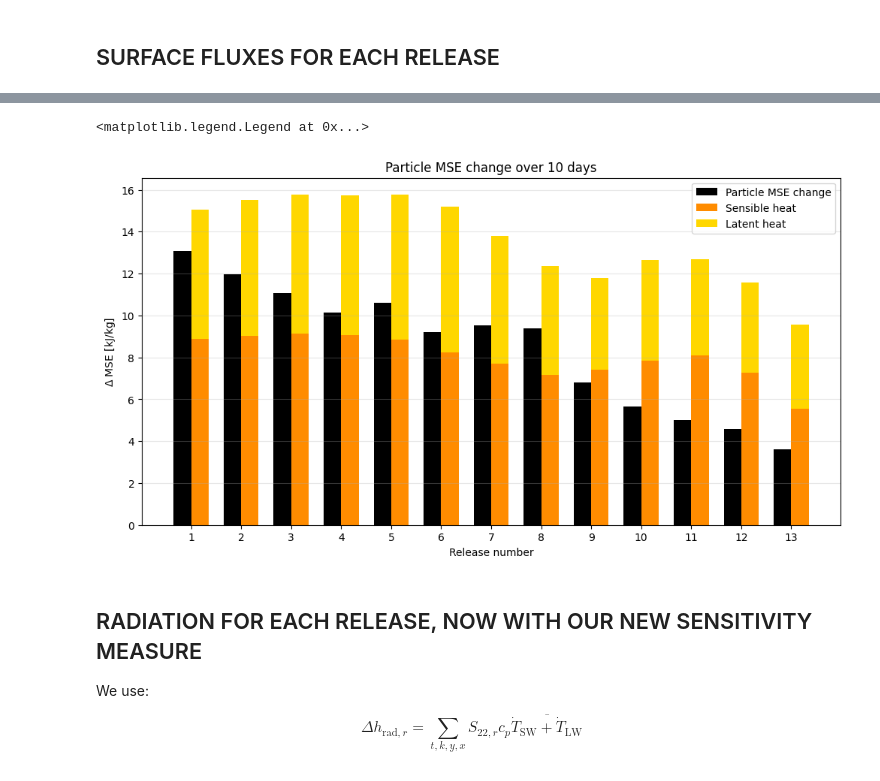
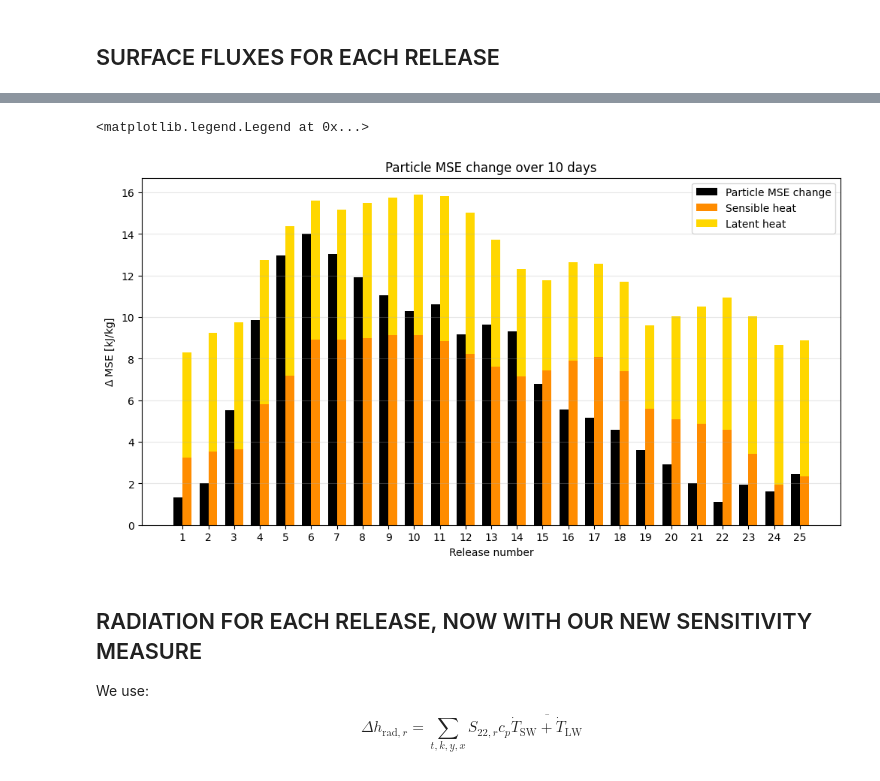
Before and after one commit to georgbrack/msc-thesis, a Jupyter notebook: analysis/MSE_Budget_NewDelhi_hourly_releases.ipynb, the cells around one changed output, grey strips where cells are left out. Saved outputs shown, nothing was run; the diff lists cells and outputs as text; code cells hidden in the pictures.

```diff
--- a/analysis/MSE_Budget_NewDelhi_hourly_releases.ipynb
+++ b/analysis/MSE_Budget_NewDelhi_hourly_releases.ipynb
@@ -12,7 +12,11 @@ import xarray as xr
 import matplotlib.pyplot as plt
 import eccodes
 # %%
-run_dir = Path("/jetfs/scratch/gbrack/flexpart_output/new_delhi_10d_more_releases/")
+################# ONLY CHANGE THIS PATH #####################################
+
+run_dir = Path("/jetfs/scratch/gbrack/flexpart_output/new_delhi_10d_24h_hourly_releases/")
+
+################# DONT CHANGE ANYTHING HERE #################################
 
 grid_files = sorted(run_dir.glob("grid_time*.nc"))
 initial_files = sorted(run_dir.glob("partinit_*.nc"))
@@ -128,0 +109,28 @@ mse_budget
+# %%
+mse_results = []
+
+for release, row in release_overview.iterrows():
+    release_time = row["release_start"]
+    earlier_time = release_time - pd.Timedelta(days=10)
+
+    particle_ids = partinit.particle.where(partinit.release == release, drop=True)
+
+    release_state = partinit.sel(particle=particle_ids)
+    earlier_state = particles.sel(particle=particle_ids, time=earlier_time)
+
+    mse_release = calculate_mse_fine(release_state).compute()
+    mse_earlier = calculate_mse_fine(earlier_state).compute()
+
+    valid = (np.isfinite(mse_release).to_array().all(dim="variable") & np.isfinite(mse_earlier).to_array().all(dim="variable"))
+
+    delta_mse = (mse_release - mse_earlier).where(valid).mean(dim="particle", skipna=True)
+
+    mse_results.append({
+        "release": int(release),
+        "release_time": release_time,
+        "valid_particles": int(valid.sum().item()),
+        "delta_cpT": delta_mse.temperature.item(),
+        "delta_Lvq": delta_mse.latent.item(),
+        "delta_pot": delta_mse.potential.item(),
+        "delta_mse": delta_mse.to_array().sum(skipna=False).item()
+    })
@@ -223,35 +347,34 @@ mse_budget
 # %%
-x = np.arange(len(mse_budget))
 width = 0.35
 
 fig, ax = plt.subplots(1, 1, figsize=(12, 6))
 ax.bar(mse_budget.index - width / 2,
        mse_budget["delta_mse"] / 1000,
        width,
        label="Particle MSE change",
        color="black")
 
 ax.bar(mse_budget.index + width / 2,
        mse_budget["sfc_sensible"] / 1000,
        width,
        label="Sensible heat",
        color="darkorange")
 ax.bar(mse_budget.index + width / 2,
        mse_budget["sfc_latent"] / 1000,
        width,
        bottom=mse_budget["sfc_sensible"] / 1000,
        label="Latent heat",
        color="gold")
 
 ax.set_xticks(mse_budget.index)
 ax.set_xlabel("Release number")
 ax.set_ylabel(r"$\Delta$ MSE [kJ/kg]")
 ax.set_title("Particle MSE change over 10 days")
 ax.grid(axis="y", alpha=0.3)
 ax.legend()
 # %% [output]
 <matplotlib.legend.Legend at 0x...>
-[figure, old version]
+[figure, new version]
 # %% [markdown]
 ## RADIATION FOR EACH RELEASE, NOW WITH OUR NEW SENSITIVITY MEASURE
 
```
Also changed, not shown: parts of 17 cells of this notebook, 19 other files.
